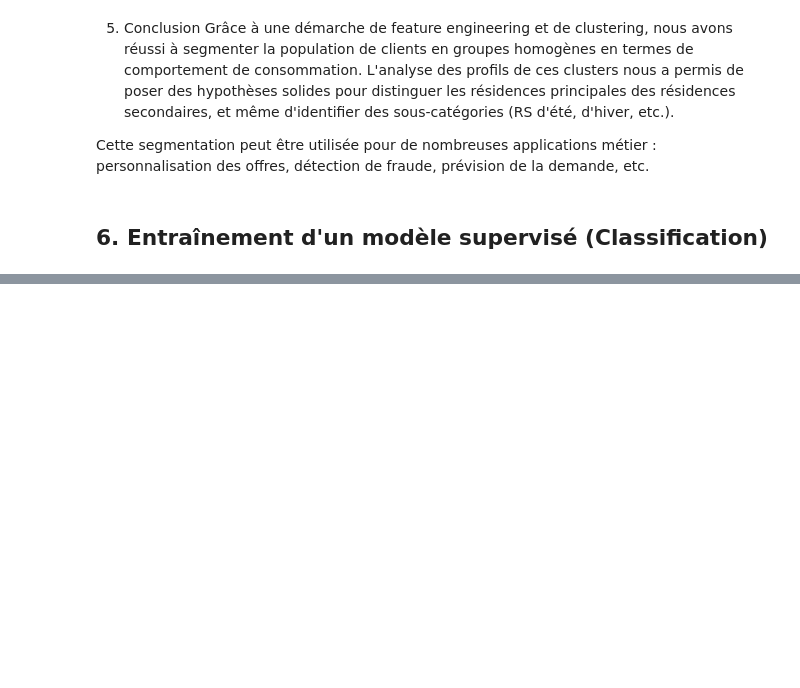
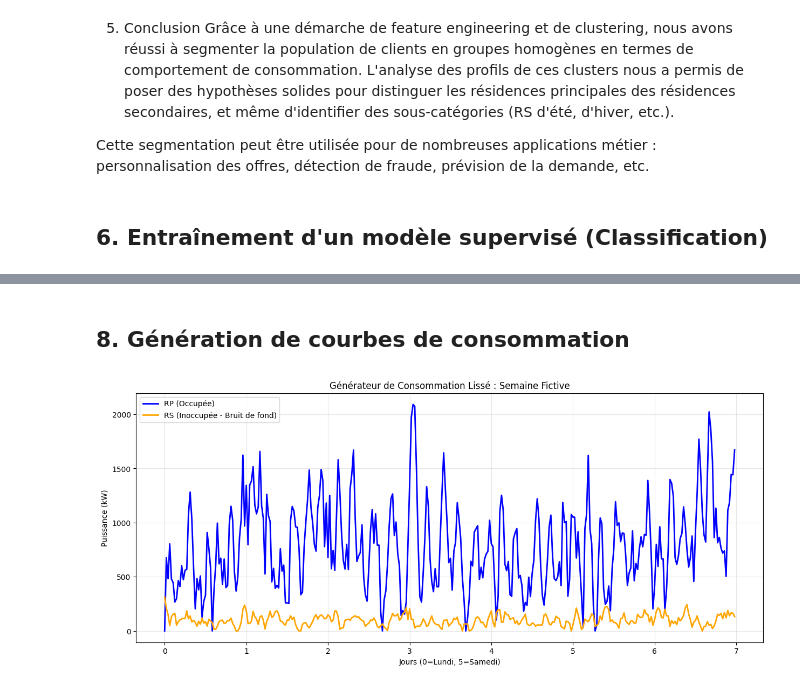
Before and after one commit to leonore-belle/projet-datascience-enedis, a Jupyter notebook: correction_td1.ipynb, the cells around one changed output, grey strips where cells are left out. Saved outputs shown, nothing was run; the diff lists cells and outputs as text; code cells hidden in the pictures; blank space fills up the shorter version.

```diff
--- a/correction_td1.ipynb
+++ b/correction_td1.ipynb
@@ -834,0 +1049,69 @@ weighted avg       0.98      0.98      0.98       100
+# %% [markdown]
+## 8. Génération de courbes de consommation
+# %%
+# 1. On prépare les données : on raccroche les labels (0=RP, 1=RS) à la grosse table de base (df)
+# (Celle qui contient les consos toutes les 30 minutes)
+df_gen = df.merge(output_df[['id', 'label']], left_on='pdl_id', right_on='id', how='inner')
+
+# On s'assure d'avoir la colonne 'is_weekend'
+df_gen["is_weekend"] = df_gen["datetime"].dt.dayofweek >= 5
+
+# 2. On calcule le "Profil Type"
+# Pour chaque label (RP/RS), chaque type de jour (Semaine/Weekend), et chaque demi-heure (0 à 47),
+# on calcule la moyenne et la variation (écart-type / std).
+profil_stats = df_gen.groupby(['label', 'is_weekend', 'hh_index'])['p_kw'].agg(['mean', 'std']).reset_index()
+
+# 3. La Fonction Génératrice
+def generer_courbe(type_client, nb_jours=7):
+    """ Génère une courbe fictive de consommation par pas de 30 min. """
+    courbe_generee = []
+
+    for jour in range(nb_jours):
+        # Si on commence un Lundi (jour 0), les jours 5 et 6 sont le week-end
+        est_weekend = (jour % 7 >= 5)
+
+        # On filtre nos statistiques pour ce profil exact
+        stats_jour = profil_stats[(profil_stats['label'] == type_client) &
+                                  (profil_stats['is_weekend'] == est_weekend)].sort_values('hh_index')
+
+        # Pour chaque demi-heure du jour (48 pas)
+        for _, row in stats_jour.iterrows():
+            # On tire une valeur au hasard suivant une Loi Normale (Gaussienne)
+            valeur_simulee = np.random.normal(loc=row['mean'], scale=row['std'])
+
+            # Une consommation électrique ne peut pas être négative, on bloque à 0 au minimum
+            valeur_simulee = max(0, valeur_simulee)
+
+            courbe_generee.append(valeur_simulee)
+
+    return courbe_generee
+
+# 4. Action ! Générons 1 semaine
+semaine_fictive_rp = generer_courbe(type_client=0, nb_jours=7)
+semaine_fictive_rs_brute = generer_courbe(type_client=1, nb_jours=7)
+
+# --- LES AMÉLIORATIONS SONT ICI ---
+# A. Lissage pour enlever le "brouhaha" (Moyenne mobile sur 3 pas de temps = 1h30 d'inertie)
+semaine_rp_lisse = pd.Series(semaine_fictive_rp).rolling(window=3, min_periods=1).mean()
+semaine_rs_lisse = pd.Series(semaine_fictive_rs_brute).rolling(window=3, min_periods=1).mean()
+
+# B. Simulation physique : On simule une RS "Vide/Inoccupée" (bruit de fond uniquement)
+# Car en réalité, une RS n'est pas "moyennement" occupée, elle est soit vide (80% du temps), soit pleine.
+semaine_rs_vide = semaine_rs_lisse * 0.15 # On réduit à 15% pour simuler la veille (frigo, box)
+# -----------------------------------
+
+# 5. Affichage
+plt.figure(figsize=(15, 6))
+jours_x = np.arange(len(semaine_rp_lisse)) / 48
+
+plt.plot(jours_x, semaine_rp_lisse, label='RP (Occupée)', color='blue', linewidth=2)
+plt.plot(jours_x, semaine_rs_vide, label='RS (Inoccupée - Bruit de fond)', color='orange', linewidth=2)
+
+plt.title("Générateur de Consommation Lissé : Semaine Fictive")
+plt.xlabel("Jours (0=Lundi, 5=Samedi)")
+plt.ylabel("Puissance (kW)")
+plt.legend()
+plt.grid(True, alpha=0.3)
+plt.show()
+# %% [output]
+[figure, added]
```
Also changed, not shown: parts of 12 cells of this notebook.
